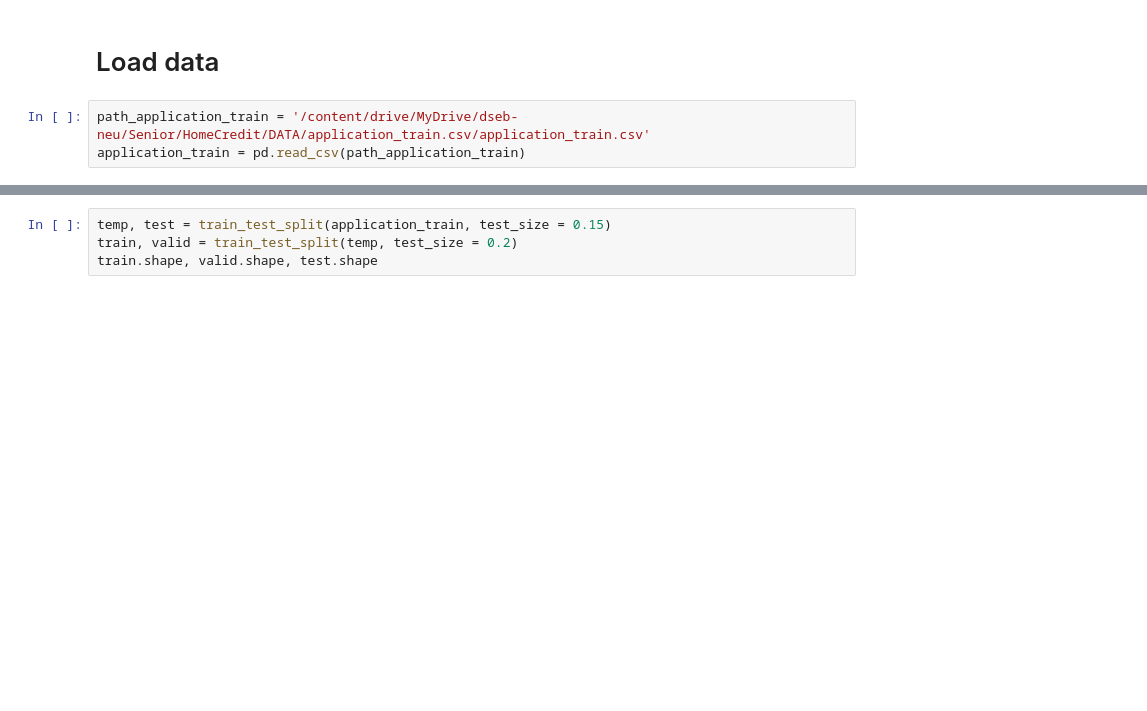
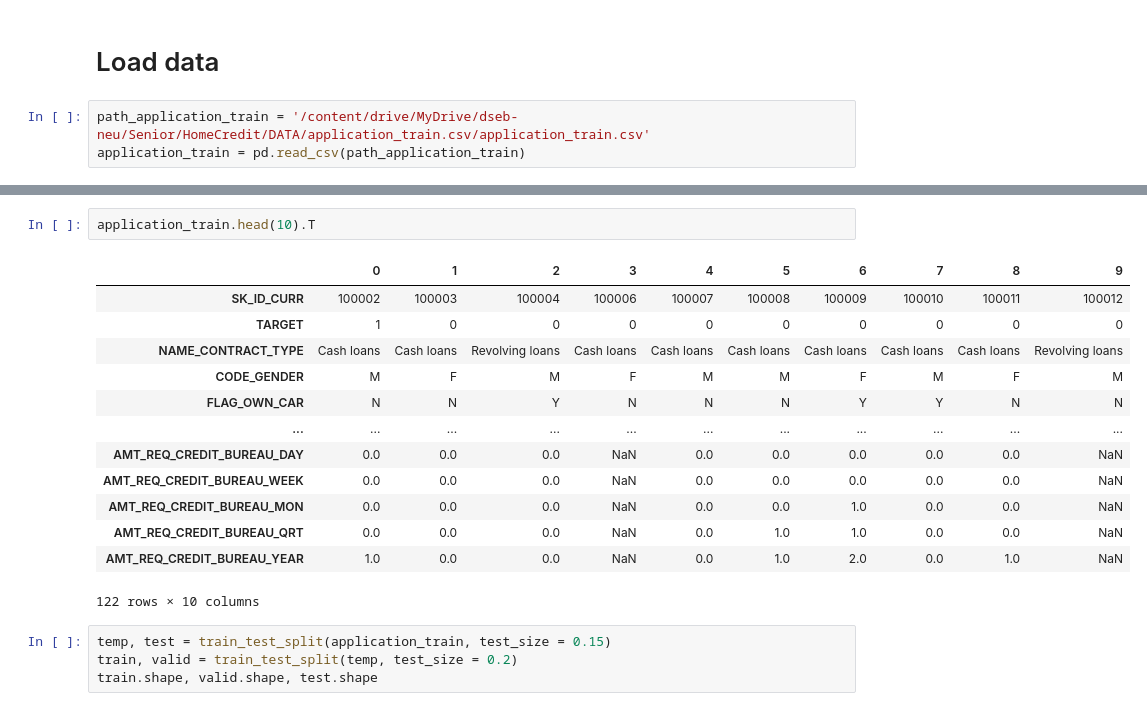
Before and after one commit to minhanh1135/HomeCreditDefaultRisk, a Jupyter notebook: Basemodel/Logit_LGBM_basemodel.ipynb, the cells around one changed output, grey strips where cells are left out. Cells and saved outputs as stored; diff of their text form; blank space fills up the shorter version.

```diff
--- a/Basemodel/Logit_LGBM_basemodel.ipynb
+++ b/Basemodel/Logit_LGBM_basemodel.ipynb
@@ -14,3 +36,19 @@ application_train = pd.read_csv(path_application_train)
+# %%
+application_train.head(10).T
+# %% [output]
+|  | 0 | 1 | 2 | 3 | 4 | 5 | 6 | 7 | 8 | 9 |
+| SK_ID_CURR | 100002 | 100003 | 100004 | 100006 | 100007 | 100008 | 100009 | 100010 | 100011 | 100012 |
+| TARGET | 1 | 0 | 0 | 0 | 0 | 0 | 0 | 0 | 0 | 0 |
+| NAME_CONTRACT_TYPE | Cash loans | Cash loans | Revolving loans | Cash loans | Cash loans | Cash loans | Cash loans | Cash loans | Cash loans | Revolving loans |
+| CODE_GENDER | M | F | M | F | M | M | F | M | F | M |
+| FLAG_OWN_CAR | N | N | Y | N | N | N | Y | Y | N | N |
+| ... | ... | ... | ... | ... | ... | ... | ... | ... | ... | ... |
+| AMT_REQ_CREDIT_BUREAU_DAY | 0.0 | 0.0 | 0.0 | NaN | 0.0 | 0.0 | 0.0 | 0.0 | 0.0 | NaN |
+| AMT_REQ_CREDIT_BUREAU_WEEK | 0.0 | 0.0 | 0.0 | NaN | 0.0 | 0.0 | 0.0 | 0.0 | 0.0 | NaN |
+| AMT_REQ_CREDIT_BUREAU_MON | 0.0 | 0.0 | 0.0 | NaN | 0.0 | 0.0 | 1.0 | 0.0 | 0.0 | NaN |
+| AMT_REQ_CREDIT_BUREAU_QRT | 0.0 | 0.0 | 0.0 | NaN | 0.0 | 1.0 | 1.0 | 0.0 | 0.0 | NaN |
+| AMT_REQ_CREDIT_BUREAU_YEAR | 1.0 | 0.0 | 0.0 | NaN | 0.0 | 1.0 | 2.0 | 0.0 | 1.0 | NaN |
+122 rows × 10 columns
 # %%
 temp, test = train_test_split(application_train, test_size = 0.15)
 train, valid = train_test_split(temp, test_size = 0.2)
```
Also changed, not shown: parts of 3 cells of this notebook, 3 other files.
